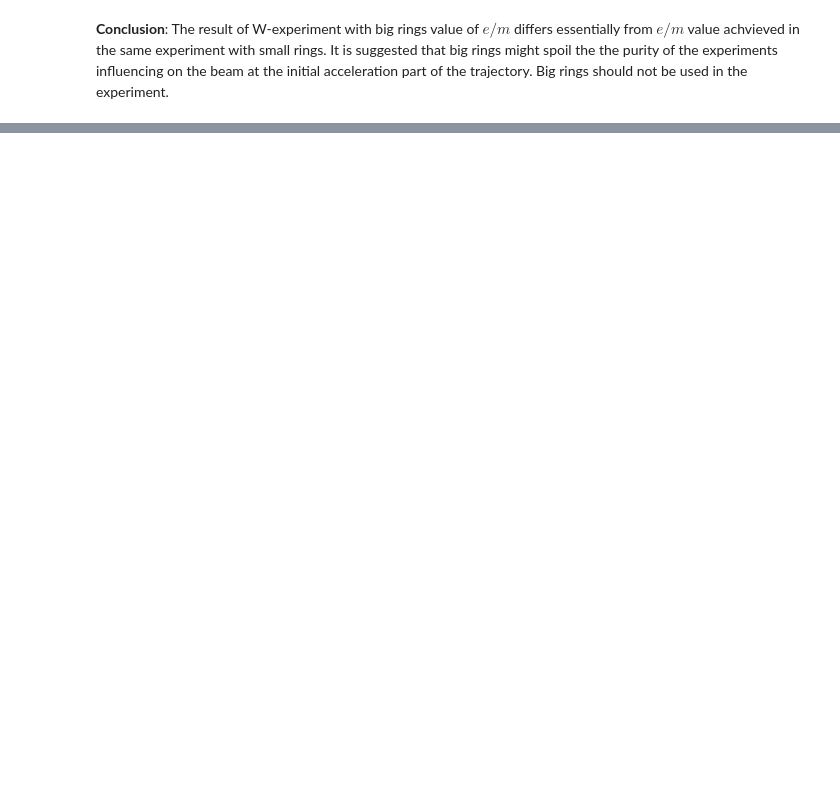
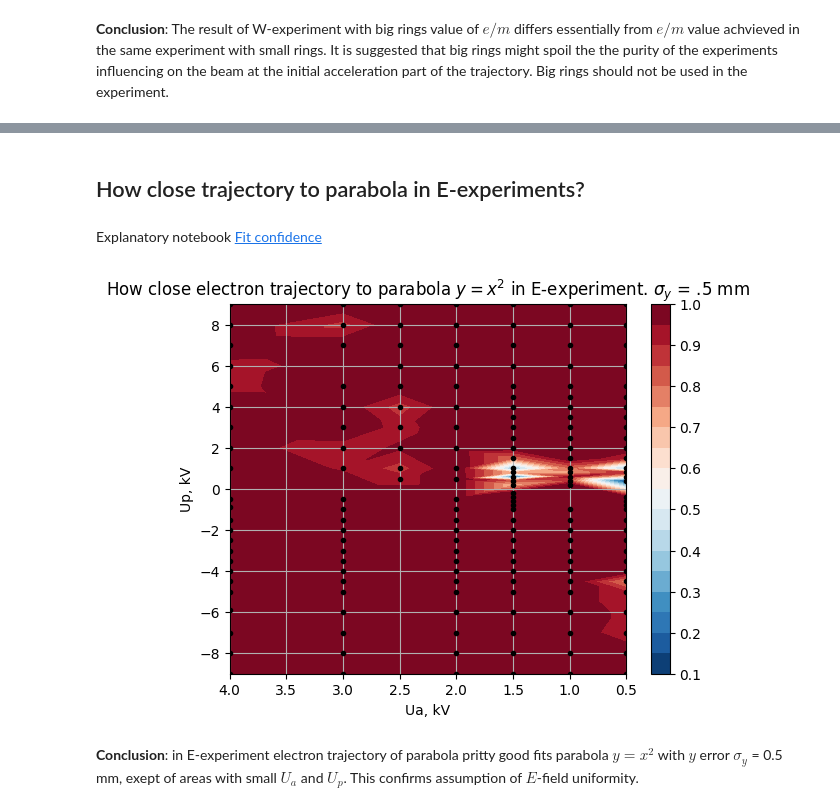
Before and after one commit to evgeny-kolonsky/Lab2_Electron, a Jupyter notebook: Lab2_Thomson2.ipynb, the cells around one changed output, grey strips where cells are left out. Cells and saved outputs as stored; diff of their text form; code cells hidden in the pictures; blank space fills up the shorter version.

```diff
--- a/Lab2_Thomson2.ipynb
+++ b/Lab2_Thomson2.ipynb
@@ -908,0 +794,55 @@ Average e/m:2.86e+11 ±12% C/kg
+# %% [markdown]
+## How close trajectory to parabola in E-experiments?
+# %% [markdown]
+Explanatory notebook [Fit confidence](https://github.com/evgeny-kolonsky/Lab2_Electron/blob/main/Fit_confidence.ipynb)
+# %%
+from scipy.optimize import curve_fit
+from scipy.stats import chi2
+
+Np = 13 # number of points
+S = 5e-2 # sigma_y error
+CONFIDENCE = 0.95 # confidence level
+
+# similarity of curve (x,y) to parabola y = x^2
+def prob_parabola(xs, ys, sigma=.5e-3):
+
+  def parabola(x, a):
+    return a*x**2
+
+  popt, pcov = curve_fit(parabola, xs, ys)
+  a2_fit = popt[0]
+  y_ = parabola(xs, a2_fit)
+  chi_2 = np.sum((ys - y_)**2 / sigma**2)
+  DOF = Np - 1 # degrees of freedom
+  DOF = xs.size - 1 # degrees of freedom
+  p_value = chi2.sf(chi_2, DOF)
+  return p_value
+
+measurements = ''
+for obs in experiment.values():
+  if obs.group == 'E':
+        p = prob_parabola(obs.x, obs.y)
+        #print(f'num:{obs.num:n}, Ua: {obs.Ua*1e-3:.1f} kV, Up: {obs.Up*1e-3:.1f} kV, p: {p:.0%}')
+        measurements += f'{obs.Ua} {obs.Up} {p}\n'
+
+data = np.genfromtxt(measurements.splitlines(), dtype=float)
+
+Ua_, Up_, p_ = data.T
+
+p_interp = LinearNDInterpolator(list(zip(Ua_, Up_)), p_)
+
+Ua_ *= 1e-3
+Up_ *= 1e-3
+
+plt.tricontourf(Ua_, Up_, p_, levels=19,  cmap="RdBu_r")
+plt.plot(Ua_, Up_, 'ko', ms=3)
+plt.xlim(4, .5)
+plt.grid()
+plt.colorbar()
+plt.xlabel('Ua, kV')
+plt.ylabel('Up, kV')
+plt.title(rf'How close electron trajectory to parabola $y=x^2$ in E-experiment. $\sigma_y$ = .5 mm');
+# %% [output]
+[figure, added]
+# %% [markdown]
+**Conclusion**: in E-experiment electron trajectory of parabola pritty good fits parabola $y=x^2$ with $y$ error $\sigma_y$ = 0.5 mm, exept of areas with small $U_a$ and $U_p$. This confirms assumption of $E$-field uniformity.
```
Also changed, not shown: parts of 40 cells of this notebook.
